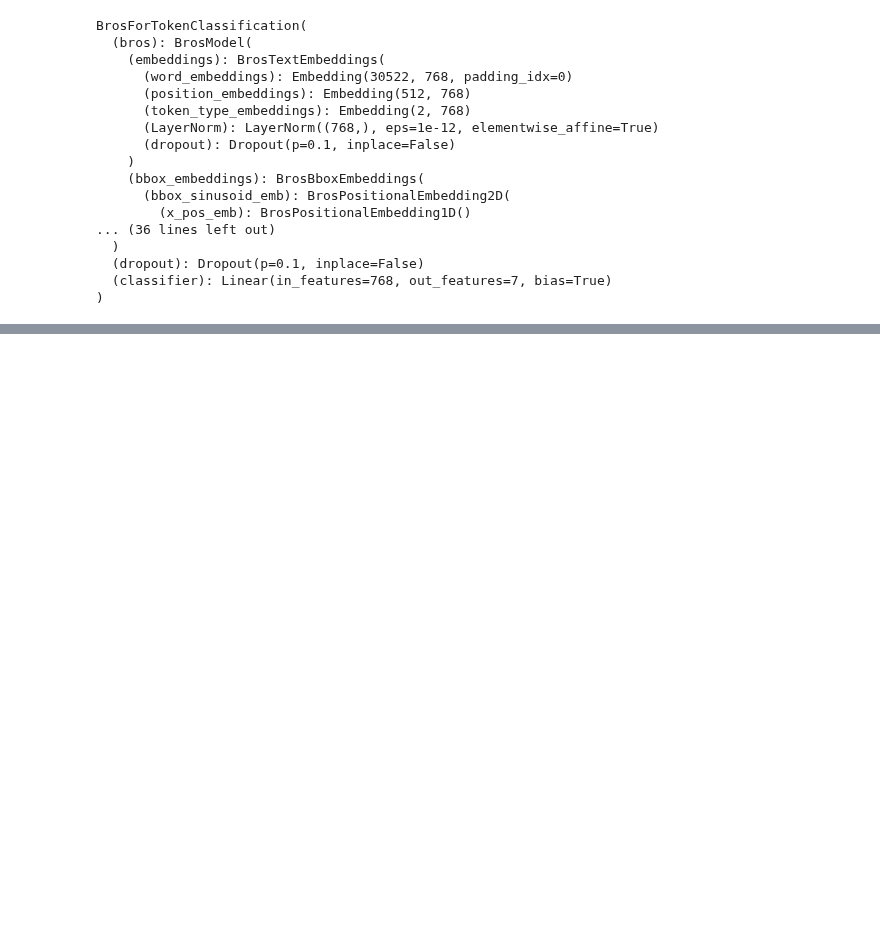
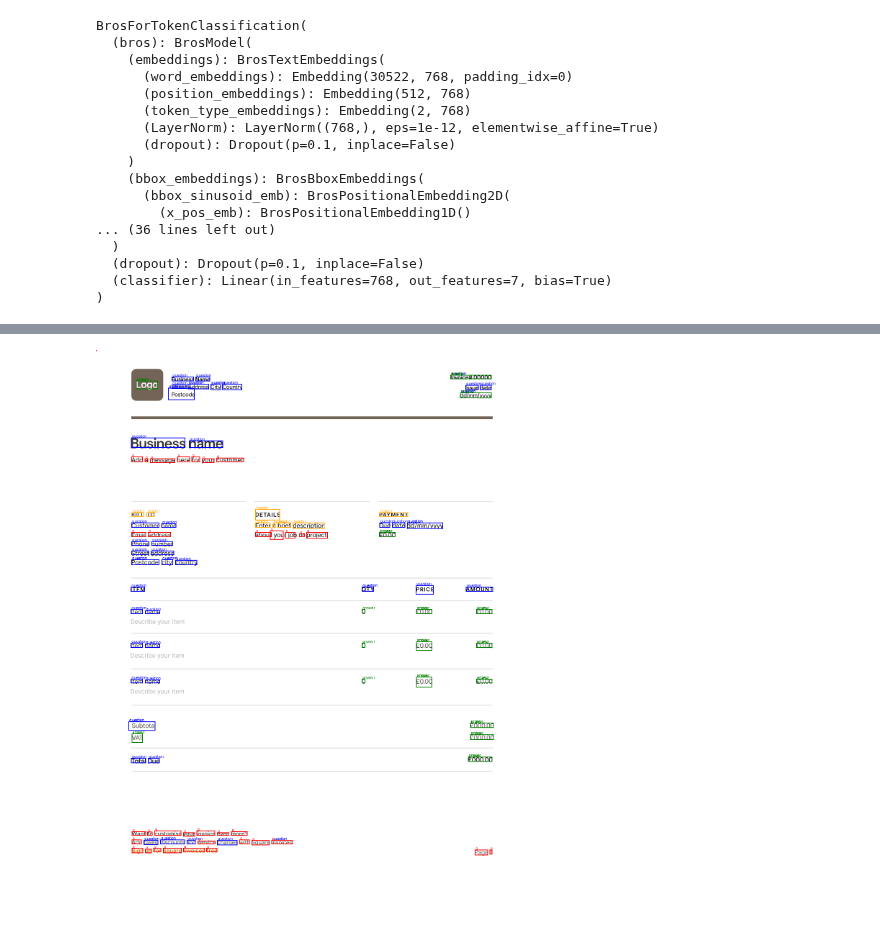
Before and after one commit to adamserag1/Interpretability-for-VRDU-models, a Jupyter notebook: finetuning/BROS.ipynb, the cells around one changed output, grey strips where cells are left out. Cells and saved outputs as stored; diff of their text form; code cells hidden in the pictures; blank space fills up the shorter version.

```diff
--- a/finetuning/BROS.ipynb
+++ b/finetuning/BROS.ipynb
@@ -213,0 +266,51 @@ TrainOutput(global_step=380, training_loss=1.0146806415758636, metrics={'train_r
+# %%
+def unnormalize_box(box_1000, w, h):
+  return [
+    int(box_1000[0] * w / 1000),
+    int(box_1000[1] * h / 1000),
+    int(box_1000[2] * w / 1000),
+    int(box_1000[3] * h / 1000),
+  ]
+
+def iob_to_label(tag):
+  print(tag)
+  core = tag[2:] if tag.startswith(("B-","I-")) else tag
+  return core.lower() if core else "other"
+
+label2color = {
+  "question": "blue",
+  "answer":   "green",
+  "header":   "orange",
+  "other":    "violet",
+}
+# %%
+outputs   = model(**enc)
+pred_ids  = outputs.logits.argmax(dim=-1).squeeze().tolist()
+word_ids  = enc.word_ids()
+
+true_preds, true_boxes = [], []
+prev_word = None
+for pid, wid, box in zip(pred_ids, word_ids, aligned_boxes):
+  if wid is None or wid == prev_word:
+    continue
+  true_preds.append(id2label[pid])
+  true_boxes.append(unnormalize_box(box, width, height))
+  prev_word = wid
+
+true_preds = [id2label[p] for p, l in zip(pred_ids, word_ids) if l != -100]
+true_boxes = [unnormalize_box(b, width, height) for b, l in zip(aligned_boxes, word_ids) if l != -100]
+
+img_pil = Image.fromarray(img)
+draw = ImageDraw.Draw(img_pil)
+font = ImageFont.load_default()
+
+for pred, box in zip(true_preds, true_boxes):
+  label = iob_to_label(pred)
+  color = label2color.get(label, "red")
+  draw.rectangle(box, outline=color, width=2)
+  draw.text((box[0] + 3, box[1] - 10), text=label, fill=color, font=font)
+
+img_pil
+#img_pil.save('/content/test_ann.jpg')
+# %% [output]
+[figure, added]
```
Also changed, not shown: parts of 17 cells of this notebook.
